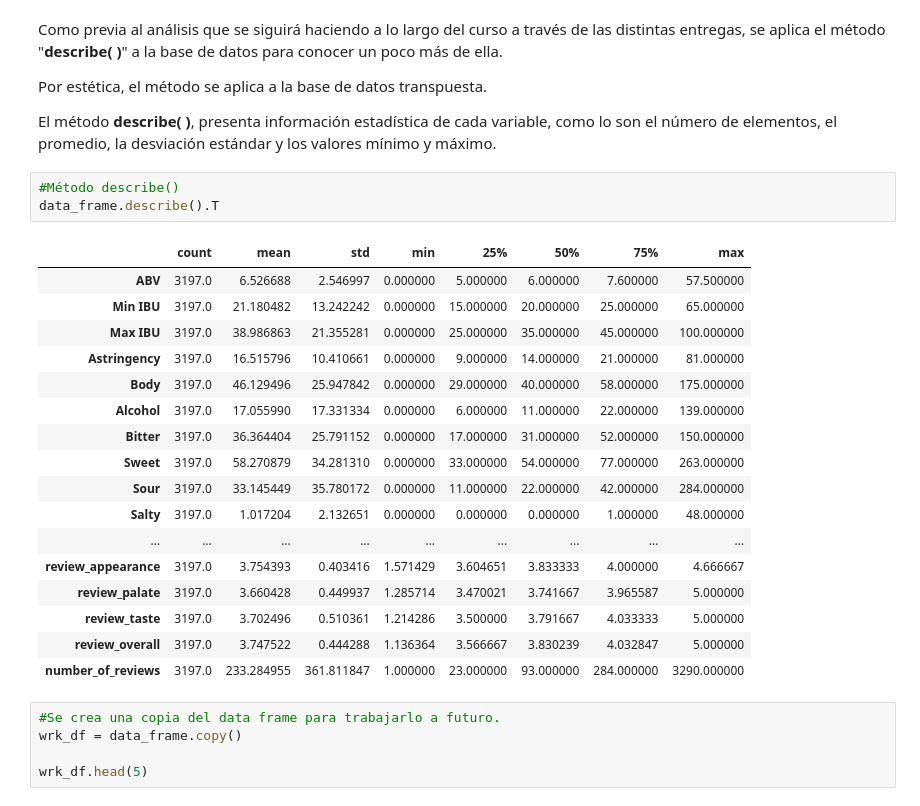
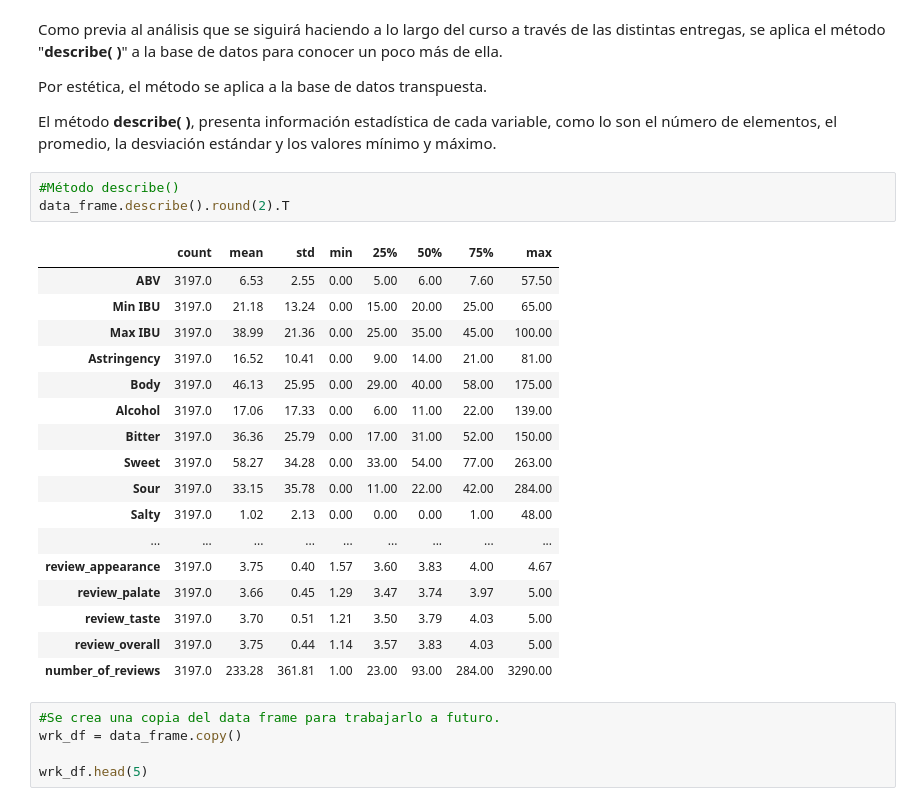
Before and after one commit to JMRRT1992/Coderhouse, a Jupyter notebook: Proyecto/Data/Raw/Entrega 2/vizualizacion_ReyesRetanaT.ipynb, the cells around one changed output. Drawn from its saved outputs; the diff is of its cells as text.

```diff
--- a/Proyecto/Data/Raw/Entrega 2/vizualizacion_ReyesRetanaT.ipynb
+++ b/Proyecto/Data/Raw/Entrega 2/vizualizacion_ReyesRetanaT.ipynb
@@ -187,25 +187,25 @@ Por estética, el método se aplica a la base de datos transpuesta.
 El método **describe( )**, presenta información estadística de cada variable, como lo son el número de elementos, el promedio, la desviación estándar y los valores mínimo y máximo.
 # %%
 #Método describe()
-data_frame.describe().T
+data_frame.describe().round(2).T
 # %% [output]
 |  | count | mean | std | min | 25% | 50% | 75% | max |
-| ABV | 3197.0 | 6.526688 | 2.546997 | 0.000000 | 5.000000 | 6.000000 | 7.600000 | 57.500000 |
-| Min IBU | 3197.0 | 21.180482 | 13.242242 | 0.000000 | 15.000000 | 20.000000 | 25.000000 | 65.000000 |
-| Max IBU | 3197.0 | 38.986863 | 21.355281 | 0.000000 | 25.000000 | 35.000000 | 45.000000 | 100.000000 |
-| Astringency | 3197.0 | 16.515796 | 10.410661 | 0.000000 | 9.000000 | 14.000000 | 21.000000 | 81.000000 |
-| Body | 3197.0 | 46.129496 | 25.947842 | 0.000000 | 29.000000 | 40.000000 | 58.000000 | 175.000000 |
-| Alcohol | 3197.0 | 17.055990 | 17.331334 | 0.000000 | 6.000000 | 11.000000 | 22.000000 | 139.000000 |
-| Bitter | 3197.0 | 36.364404 | 25.791152 | 0.000000 | 17.000000 | 31.000000 | 52.000000 | 150.000000 |
-| Sweet | 3197.0 | 58.270879 | 34.281310 | 0.000000 | 33.000000 | 54.000000 | 77.000000 | 263.000000 |
-| Sour | 3197.0 | 33.145449 | 35.780172 | 0.000000 | 11.000000 | 22.000000 | 42.000000 | 284.000000 |
-| Salty | 3197.0 | 1.017204 | 2.132651 | 0.000000 | 0.000000 | 0.000000 | 1.000000 | 48.000000 |
+| ABV | 3197.0 | 6.53 | 2.55 | 0.00 | 5.00 | 6.00 | 7.60 | 57.50 |
+| Min IBU | 3197.0 | 21.18 | 13.24 | 0.00 | 15.00 | 20.00 | 25.00 | 65.00 |
+| Max IBU | 3197.0 | 38.99 | 21.36 | 0.00 | 25.00 | 35.00 | 45.00 | 100.00 |
+| Astringency | 3197.0 | 16.52 | 10.41 | 0.00 | 9.00 | 14.00 | 21.00 | 81.00 |
+| Body | 3197.0 | 46.13 | 25.95 | 0.00 | 29.00 | 40.00 | 58.00 | 175.00 |
+| Alcohol | 3197.0 | 17.06 | 17.33 | 0.00 | 6.00 | 11.00 | 22.00 | 139.00 |
+| Bitter | 3197.0 | 36.36 | 25.79 | 0.00 | 17.00 | 31.00 | 52.00 | 150.00 |
+| Sweet | 3197.0 | 58.27 | 34.28 | 0.00 | 33.00 | 54.00 | 77.00 | 263.00 |
+| Sour | 3197.0 | 33.15 | 35.78 | 0.00 | 11.00 | 22.00 | 42.00 | 284.00 |
+| Salty | 3197.0 | 1.02 | 2.13 | 0.00 | 0.00 | 0.00 | 1.00 | 48.00 |
 | ... | ... | ... | ... | ... | ... | ... | ... | ... |
-| review_appearance | 3197.0 | 3.754393 | 0.403416 | 1.571429 | 3.604651 | 3.833333 | 4.000000 | 4.666667 |
-| review_palate | 3197.0 | 3.660428 | 0.449937 | 1.285714 | 3.470021 | 3.741667 | 3.965587 | 5.000000 |
-| review_taste | 3197.0 | 3.702496 | 0.510361 | 1.214286 | 3.500000 | 3.791667 | 4.033333 | 5.000000 |
-| review_overall | 3197.0 | 3.747522 | 0.444288 | 1.136364 | 3.566667 | 3.830239 | 4.032847 | 5.000000 |
-| number_of_reviews | 3197.0 | 233.284955 | 361.811847 | 1.000000 | 23.000000 | 93.000000 | 284.000000 | 3290.000000 |
+| review_appearance | 3197.0 | 3.75 | 0.40 | 1.57 | 3.60 | 3.83 | 4.00 | 4.67 |
+| review_palate | 3197.0 | 3.66 | 0.45 | 1.29 | 3.47 | 3.74 | 3.97 | 5.00 |
+| review_taste | 3197.0 | 3.70 | 0.51 | 1.21 | 3.50 | 3.79 | 4.03 | 5.00 |
+| review_overall | 3197.0 | 3.75 | 0.44 | 1.14 | 3.57 | 3.83 | 4.03 | 5.00 |
+| number_of_reviews | 3197.0 | 233.28 | 361.81 | 1.00 | 23.00 | 93.00 | 284.00 | 3290.00 |
 # %%
 #Se crea una copia del data frame para trabajarlo a futuro.
 wrk_df = data_frame.copy()
```
Also changed, not shown: parts of 5 cells of this notebook.
